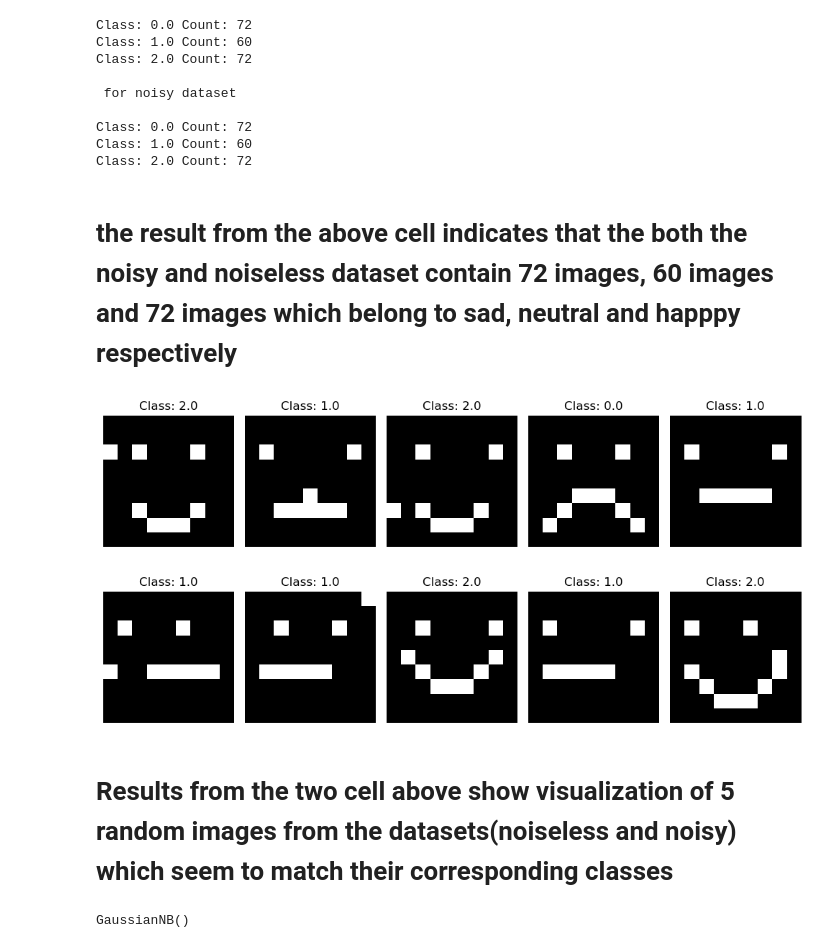
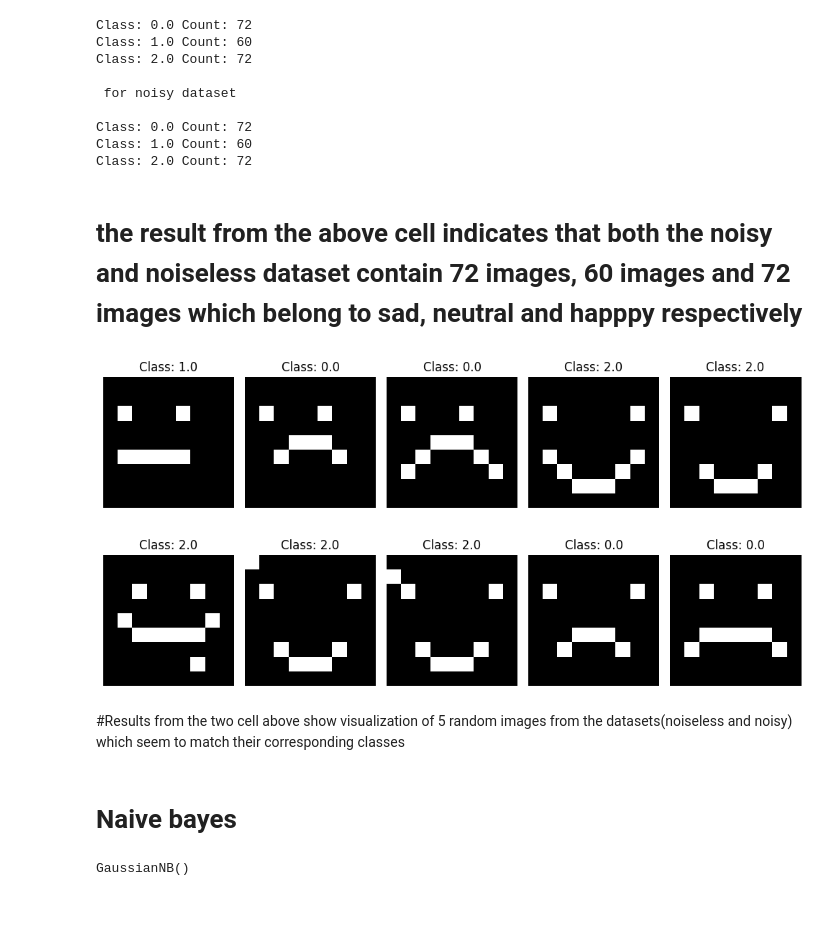
Before and after one commit to epospiky/Machine_Learning_with_Smiley_Dataset, a Jupyter notebook: F21DL.ipynb, the cells around one changed output. Saved outputs shown, nothing was run; the diff lists cells and outputs as text; code cells hidden in the pictures; blank space fills up the shorter version.

```diff
--- a/F21DL.ipynb
+++ b/F21DL.ipynb
@@ -23,2 +22,6 @@ images2 = np.load("smiley_dataset/smiley_noisy_X.npy") #noisy Dataset
+# %%
+#loading the images
+img = np.load("smiley_dataset/smiley_X.npy")#noiseless dataset
+img2 = np.load("smiley_dataset/smiley_noisy_X.npy") #noisy Dataset
 # %%
 #loading the classes
@@ -78,37 +71,39 @@ Class: 0.0 Count: 72
 Class: 1.0 Count: 60
 Class: 2.0 Count: 72
 # %% [markdown]
-# the result from the above cell indicates that the both the noisy and noiseless dataset contain 72 images, 60 images and 72 images which belong to sad, neutral and happpy respectively
+# the result from the above cell indicates that both the noisy and noiseless dataset contain 72 images, 60 images and 72 images which belong to sad, neutral and happpy respectively
 # %%
 # Selecting some random from the noisy dataset for visualization
-indices = np.random.choice(len(images2), size=5, replace=False)
+indices = np.random.choice(len(img2), size=5, replace=False)
 
 # Ploting the selected images
 fig, axes = plt.subplots(1, len(indices), figsize=(10, 4))
 for i, index in enumerate(indices):
-    axes[i].imshow(images[index, :, :, 0], cmap='gray')
-    axes[i].set_title(f"Class: {classes[index]}")
+    axes[i].imshow(img[index, :, :, 0], cmap='gray')
+    axes[i].set_title(f"Class: {cls2[index]}")
     axes[i].axis('off')#turning off axis labels for cleaner display
 plt.tight_layout()
 plt.show()
 # %% [output]
-[figure, old version]
+[figure, new version]
 # %%
 
 # Selecting some random indices from the noiseless dataset for visualization
-indices = np.random.choice(len(images), size=5, replace=False)
+indices = np.random.choice(len(img), size=5, replace=False)
 
-# Plot the selected images
+# Ploting the selected images
 fig, axes = plt.subplots(1, len(indices), figsize=(10, 4))
 for i, index in enumerate(indices):
-    axes[i].imshow(images[index, :, :, 0], cmap='gray')
-    axes[i].set_title(f"Class: {classes[index]}")
+    axes[i].imshow(img[index, :, :, 0], cmap='gray')
+    axes[i].set_title(f"Class: {cls[index]}")
     axes[i].axis('off')
 plt.tight_layout()
 plt.show()
 # %% [output]
-[figure, old version]
+[figure, new version]
 # %% [markdown]
-# Results from the two cell above show visualization of 5 random images from the datasets(noiseless and noisy) which seem to match their corresponding classes
+#Results from the two cell above show visualization of 5 random images from the datasets(noiseless and noisy) which seem to match their corresponding classes
+# %% [markdown]
+# Naive bayes
 # %%
 # Splitting the datasets into training and testing sets
```
Also changed, not shown: parts of 53 cells of this notebook, 2 other files.
